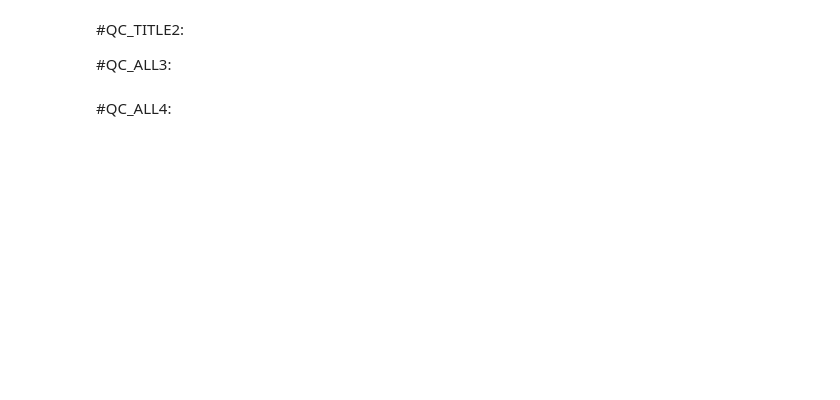
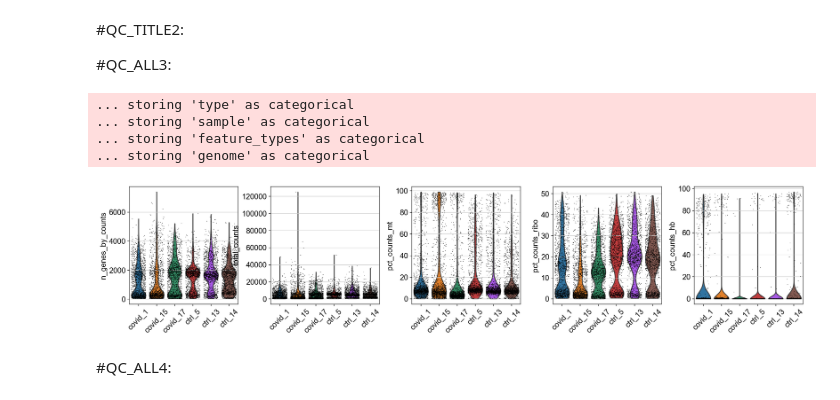
Before and after one commit to NBISweden/workshop-scRNAseq, a Jupyter notebook: labs/scanpy/scanpy_01_qc.ipynb, the cells around one changed output. Drawn from its saved outputs; the diff is of its cells as text; code cells hidden in the pictures; blank space fills up the shorter version.

```diff
--- a/labs/scanpy/scanpy_01_qc.ipynb
+++ b/labs/scanpy/scanpy_01_qc.ipynb
@@ -78,0 +100,9 @@ adata
+# %%
+# mitochondrial genes
+adata.var['mt'] = adata.var_names.str.startswith('MT-')
+# ribosomal genes
+adata.var['ribo'] = adata.var_names.str.startswith(("RPS","RPL"))
+# hemoglobin genes.
+adata.var['hb'] = adata.var_names.str.contains(("^HB[^(P)]"))
+
+adata.var
@@ -79,12 +123,12 @@ adata
+# %%
+sc.pp.calculate_qc_metrics(adata, qc_vars=['mt','ribo','hb'], percent_top=None, log1p=False, inplace=True)
 # %% [markdown]
 #QC_2_SCANPY:
 # %%
 mito_genes = adata.var_names.str.startswith('MT-')
 # for each cell compute fraction of counts in mito genes vs. all genes
 # the `.A1` is only necessary as X is sparse (to transform to a dense array after summing)
-adata.obs['percent_mito'] = np.sum(
+adata.obs['percent_mt2'] = np.sum(
     adata[:, mito_genes].X, axis=1).A1 / np.sum(adata.X, axis=1).A1
 # add the total counts per cell as observations-annotation to adata
 adata.obs['n_counts'] = adata.X.sum(axis=1).A1
-
-print(sum(mito_genes))
@@ -93,10 +135,3 @@ print(sum(mito_genes))
-# %%
-# Also calculate percent malat1
-ribo_genes = adata.var_names.str.startswith(("RPS","RPL"))
-print(sum(ribo_genes))
-
-adata.obs['percent_ribo'] = np.sum(
-    adata[:, ribo_genes].X, axis=1).A1 / np.sum(adata.X, axis=1).A1
 # %% [markdown]
 #QC_2_SCANPY:
 # %%
@@ -106,7 +145,13 @@ adata
 
 #QC_ALL3:
 # %%
-sc.pl.violin(adata, ['n_genes_by_counts', 'n_counts', 'percent_mito','percent_ribo'],
-             jitter=0.4, groupby = 'lib_prep')
+sc.pl.violin(adata, ['n_genes_by_counts', 'total_counts', 'pct_counts_mt','pct_counts_ribo', 'pct_counts_hb'],
+             jitter=0.4, groupby = 'sample', rotation= 45)
+# %% [output]
+... storing 'type' as categorical
+... storing 'sample' as categorical
+... storing 'feature_types' as categorical
+... storing 'genome' as categorical
+[figure, added]
 # %% [markdown]
 #QC_ALL4:
```
Also changed, not shown: parts of 40 cells of this notebook, 12 other files.
